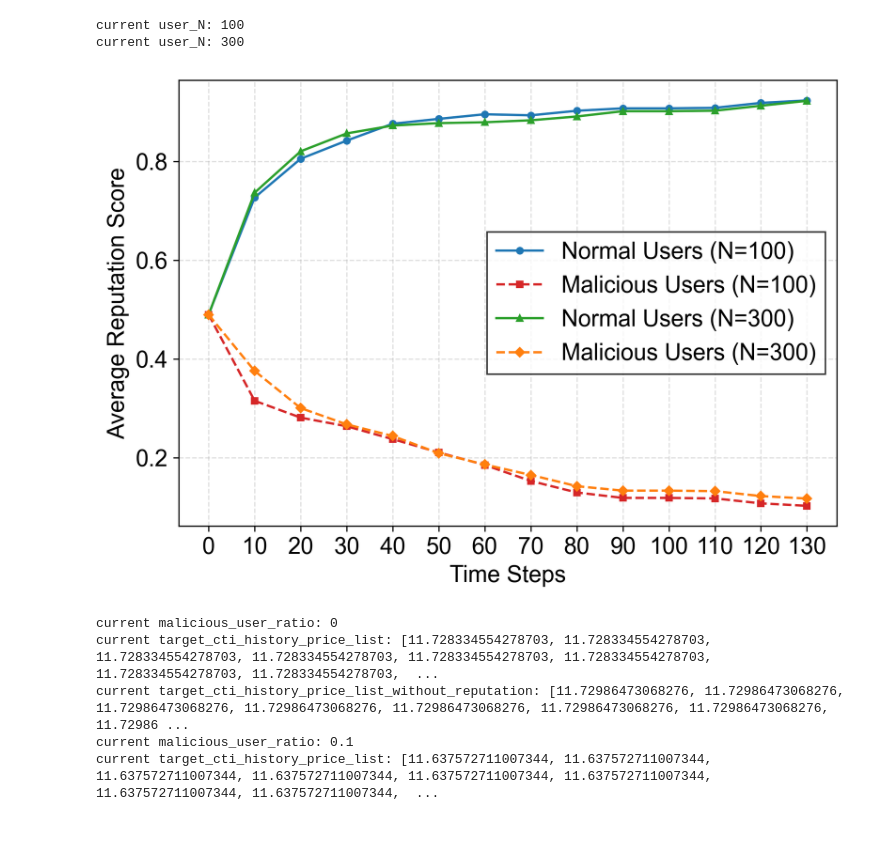
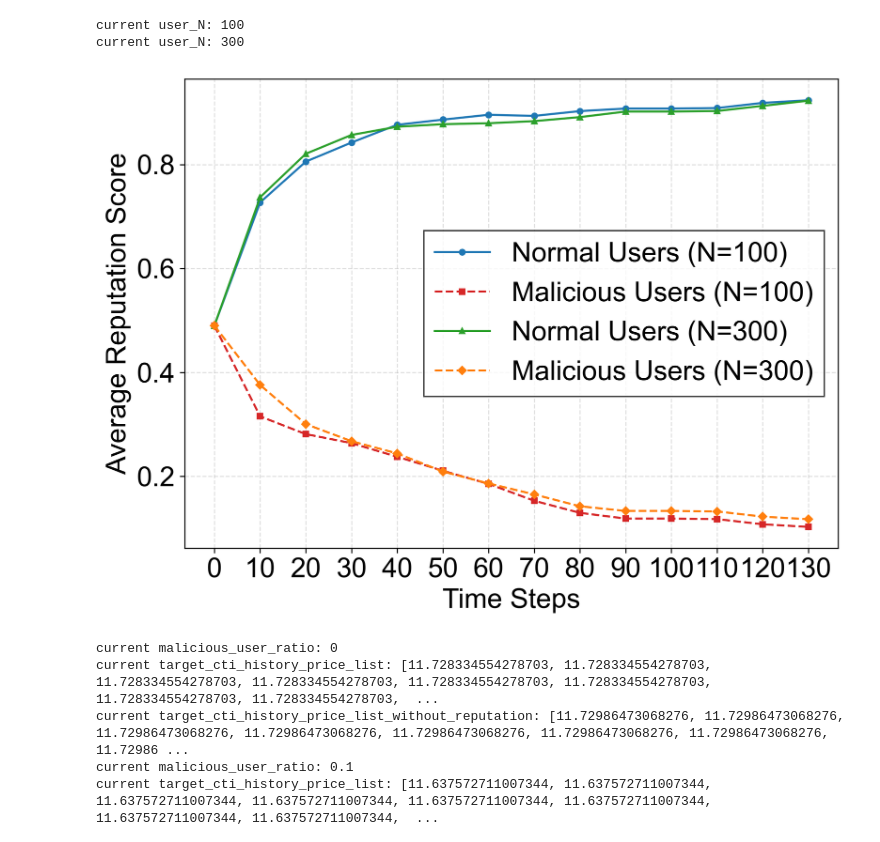
Before and after one commit to righstar2020/br-cti-experiment, a Jupyter notebook: experiment5.ipynb, the cells around one changed output. Saved outputs shown, nothing was run; the diff lists cells and outputs as text; code cells hidden in the pictures.

```diff
--- a/experiment5.ipynb
+++ b/experiment5.ipynb
@@ -849,15 +875,17 @@ import numpy as np
 
 # 设置Arial字体
 plt.rcParams['font.family'] = 'Arial'
-plt.rcParams['font.size'] = 15
+plt.rcParams['font.size'] = 30
 
 # 绘图部分
-plt.figure(figsize=(8, 5),dpi=300)
+plt.figure(figsize=(14, 10),dpi=300)
 time_steps = [25, 50, 75, 100]
 x = np.arange(len(time_steps))
 width = 0.25
 
-plt.grid(True, axis='y', linestyle='--', alpha=0.4, zorder=0)
+
+
+plt.grid(True, axis='y', linestyle='--', alpha=0.4,linewidth=1, zorder=0)
 
 colors = ['#4F6D7A', '#86B3D1', '#AAB9CF']
 user_N_list = [100,200,500]
@@ -870,7 +898,7 @@ for i, user_N in enumerate(user_N_list):
     actual_malicious = malicious_user_N_list[i]
     detection_rate = [num*1/actual_malicious for num in detection_nums]
     plt.bar(x + i*width, detection_rate, width,
-            label=f'N={user_N}', color=colors[i], edgecolor='black', linewidth=1, zorder=3)
+            label=f'N={user_N}', color=colors[i], edgecolor='black', linewidth=2, zorder=3)
 
     # 如果是第一次循环，初始化平均检测率列表
     if i == 0:
@@ -884,14 +912,14 @@ avg_detection_rates = [rate/len(user_N_list) for rate in avg_detection_rates]
 
 # 添加平均值折线
 plt.plot(x + width, avg_detection_rates, color='#4F6D7A', marker='s', linestyle='--',
-         label='Average Detection Rate', linewidth=2, zorder=4)
+         label='Average Detection Rate', linewidth=5,markersize=13, zorder=4)
 
-plt.xlabel('Time Steps', fontname='Arial', fontsize=15)
-plt.ylabel('Malicious User Detection Rate', fontname='Arial', fontsize=15)
-plt.xticks(x + width, time_steps, fontname='Arial', fontsize=15)
-plt.ylim(0,1.2)
-plt.legend(edgecolor='black', fancybox=False, prop={'family':'Arial', 'size':15})
-
+plt.xlabel('Time Steps', fontname='Arial', fontsize=30)
+plt.ylabel('Malicious User Detection Rate', fontname='Arial', fontsize=30)
+plt.xticks(x + width, time_steps, fontname='Arial', fontsize=30)
+plt.ylim(0,1)
+plt.legend(edgecolor='black', fancybox=False, prop={'family':'Arial', 'size':30})
+plt.tight_layout()
 #保存pdf
 plt.savefig('ex3_fig.pdf', bbox_inches='tight', dpi=300)
 plt.show()
@@ -979,37 +1007,46 @@ ex4_processed_result_list[1]['malicious_user_avg_reputation_list'].append(ex4_pr
 import json
 with open('ex4_processed_result_list.json', 'w') as f:
     json.dump(ex4_processed_result_list, f)
+# %%
+#加载数据
+import json
+with open('ex4_processed_result_list.json', 'r') as f:
+    ex4_processed_result_list = json.load(f)
 # %%
+
+# 设置Arial字体
+plt.rcParams['font.family'] = 'Arial'
+plt.rcParams['font.size'] = 20
 # Second subplot: Line chart
-plt.figure(figsize=(7, 5),dpi=300)
+plt.figure(figsize=(8, 6),dpi=300)
 data_len = len(ex4_processed_result_list[0]['normal_user_avg_reputation_list'])
 time_steps = [i*10 for i in range(data_len)]
 plt.grid(True, linestyle='--', alpha=0.4)
 
 plt.plot(time_steps, ex4_processed_result_list[0]['normal_user_avg_reputation_list'],
          label='Normal Users (N=100)', linestyle='-', color='#1f77b4',
          marker='o', markersize=4, markevery=1)
 plt.plot(time_steps, ex4_processed_result_list[0]['malicious_user_avg_reputation_list'],
          label='Malicious Users (N=100)', linestyle='--', color='#d62728',
          marker='s', markersize=4, markevery=1)
 plt.plot(time_steps, ex4_processed_result_list[1]['normal_user_avg_reputation_list'],
          label='Normal Users (N=300)', linestyle='-', color='#2ca02c',
          marker='^', markersize=4, markevery=1)
 plt.plot(time_steps, ex4_processed_result_list[1]['malicious_user_avg_reputation_list'],
          label='Malicious Users (N=300)', linestyle='--', color='#ff7f0e',
          marker='D', markersize=4, markevery=1)
 
-plt.xlabel('Time Steps', fontname='Arial', fontsize=15)
-plt.xticks(time_steps, fontname='Arial', fontsize=15)
-plt.ylabel('Average Reputation Score', fontname='Arial', fontsize=15)
+plt.xlabel('Time Steps', fontname='Arial', fontsize=20)
+plt.xticks(time_steps, fontname='Arial', fontsize=20)
+plt.ylabel('Average Reputation Score', fontname='Arial', fontsize=20)
 plt.legend(edgecolor='black', fancybox=False,
-          prop={'family':'Arial', 'size':15})
+          prop={'family':'Arial', 'size':20})
+plt.tight_layout()
 #保存pdf
 plt.savefig('ex4_fig.pdf', bbox_inches='tight', dpi=300)
-plt.tight_layout()
 plt.show()
 # %% [output]
-[figure, old version]
+[figure, new version]
 # %%
 #5.指标5 不同恶意用户比例下(0,10%,20%)有信誉模型和无信誉模型时目标情报的价格变化 - 用户数量300
 user_N = 300
```
Also changed, not shown: parts of 11 cells of this notebook, 11 other files.
